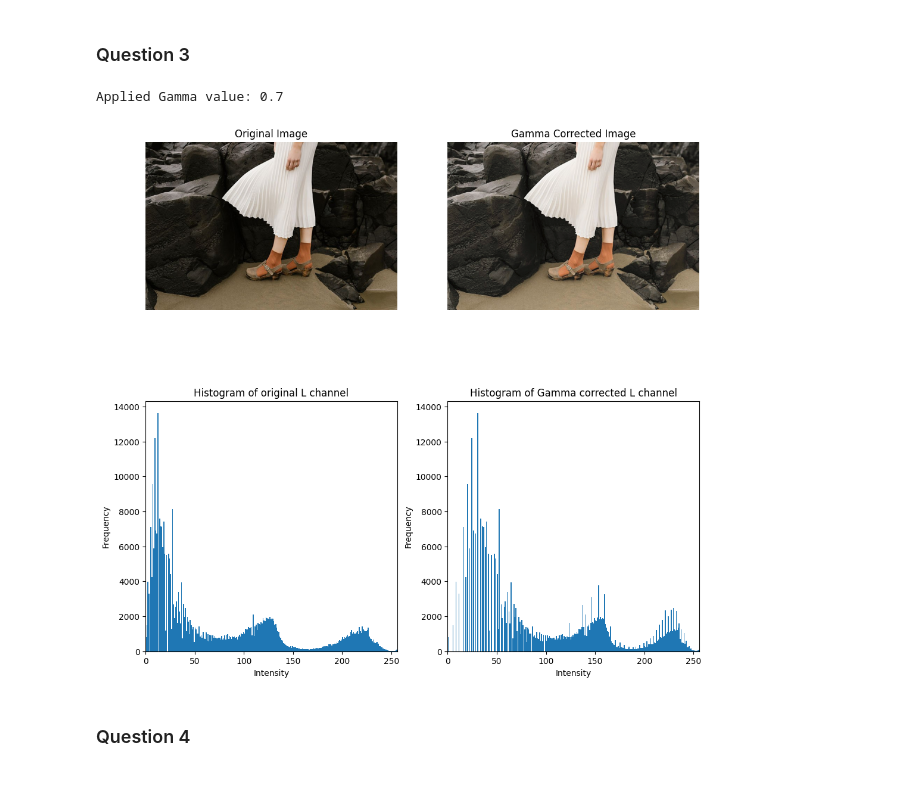
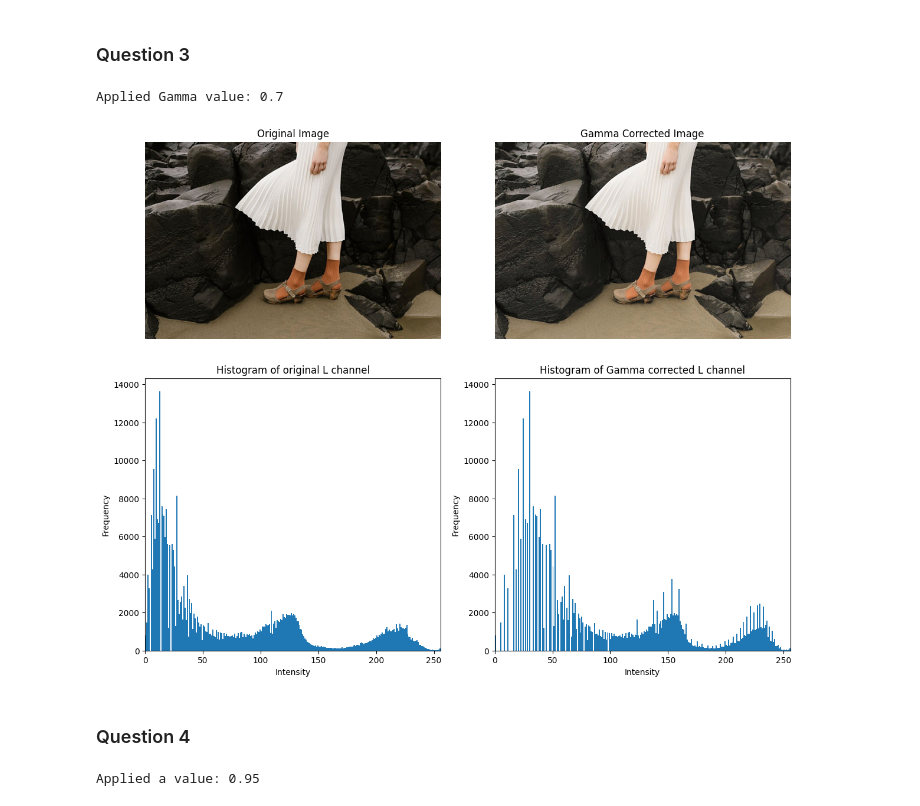
Before and after one commit to Akisara-23/EN3160_Assignment_01, a Jupyter notebook: 230229P_A_01.ipynb, the cells around one changed output. Cells and saved outputs as stored; diff of their text form; code cells hidden in the pictures.

```diff
--- a/230229P_A_01.ipynb
+++ b/230229P_A_01.ipynb
@@ -175,35 +175,36 @@ L_corrected = cv2.LUT(L, lut_gamma)
 # merge corrected L channel with original a and b channels
 im_lab_corrected = cv2.merge([L_corrected, a, b])
 
-fig, ax = plt.subplots(2, 2, figsize= (12,12))
+fig, ax = plt.subplots(2, 2, figsize= (12,10))
 
 # Plotting the original image
 ax[0][0].imshow(cv2.cvtColor(im_bgr, cv2.COLOR_BGR2RGB))
 ax[0][0].set_title('Original Image')
 ax[0][0].axis('off')
 
 # Plotting Gamma corrected image
 ax[0][1].imshow(cv2.cvtColor(im_lab_corrected, cv2.COLOR_LAB2RGB))
 ax[0][1].set_title('Gamma Corrected Image')
 ax[0][1].axis('off')
 
 # plotting the histogram of original L channel
 ax[1][0].hist(L.ravel(), bins= 256, range= [0, 256])
 ax[1][0].set_title('Histogram of original L channel')
 ax[1][0].set_xlabel('Intensity')
 ax[1][0].set_ylabel('Frequency')
 ax[1][0].set_xlim([0, 256])
 
 # plotting the histogram of Gamma corrected L channel
 ax[1][1].hist(L_corrected.ravel(), bins= 256, range= [0, 256])
 ax[1][1].set_title('Histogram of Gamma corrected L channel')
 ax[1][1].set_xlabel('Intensity')
 ax[1][1].set_ylabel('Frequency')
 ax[1][1].set_xlim([0, 256])
 
+plt.tight_layout()
 plt.show()
 # %% [output]
 Applied Gamma value: 0.7
-[figure, old version]
+[figure, new version]
 # %% [markdown]
 ### Question 4
@@ -209,0 +221,15 @@ Applied Gamma value: 0.7
+# %%
+# Apply the aforementioned intensity transformation to the saturation plane
+
+a_val = 0.95
+sigma = 70.0
+
+x = np.arange(256, dtype=np.float32)
+boost = a_val * 128.0 * np.exp(-((x - 128.0) ** 2) / (2.0 * (sigma**2)))
+fx = np.minimum(x + boost, 255.0).astype(np.uint8)
+
+corrected_saturation_plane = cv2.LUT(saturation_plane, fx)
+
+print(f"Applied a value: {a_val}")
+# %% [output]
+Applied a value: 0.95
```
Also changed, not shown: parts of 3 cells of this notebook.
